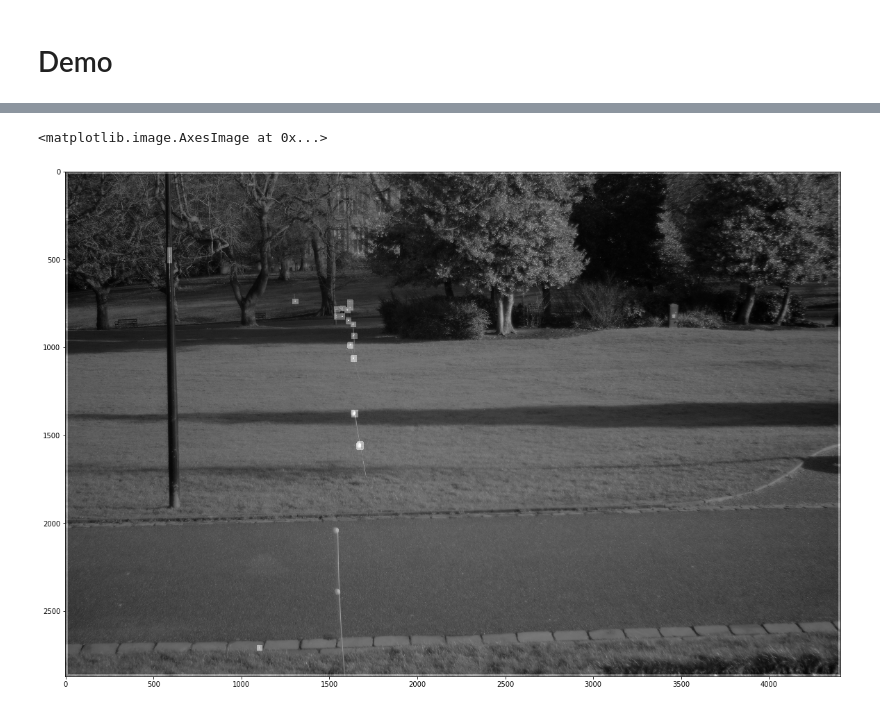
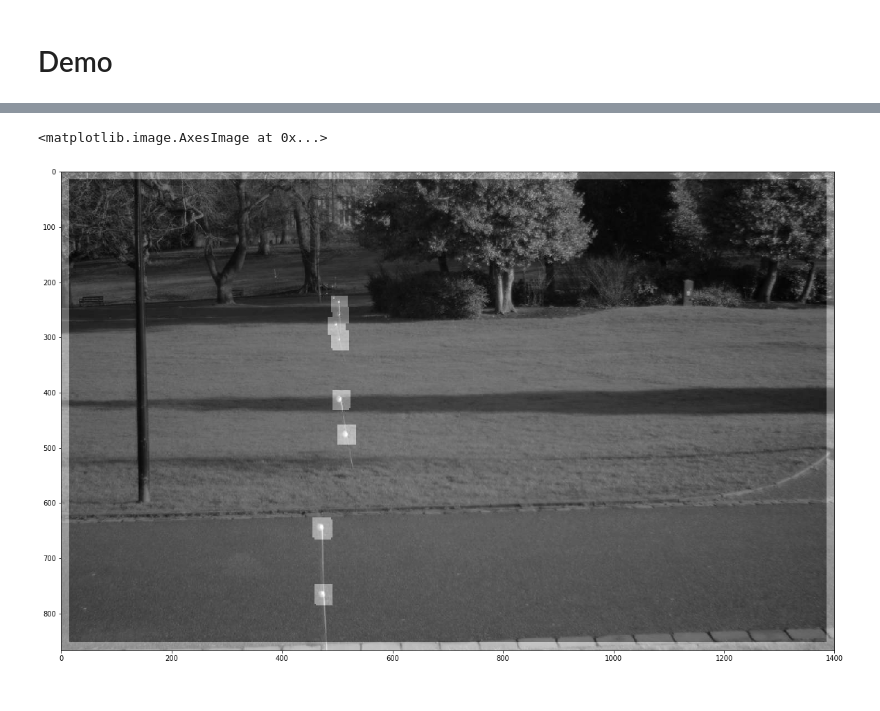
Before and after one commit to lionfish0/btretrodetect, a Jupyter notebook: jupyter/Demo.ipynb, the cells around one changed output, grey strips where cells are left out. Cells and saved outputs as stored; diff of their text form; code cells hidden in the pictures.

Commit message:
example images

```diff
--- a/jupyter/Demo.ipynb
+++ b/jupyter/Demo.ipynb
@@ -7,8 +7,8 @@ import matplotlib.pyplot as plt
 import numpy as np
 import cv2 #note: cv2 needed for this demo
 
-flash = cv2.imread('/home/mike/Documents/Research/bee/photographs/photos4/flash1.JPG',0).astype(float)
-noflash = cv2.imread('/home/mike/Documents/Research/bee/photographs/photos4/noflash1.JPG',0).astype(float)
+flash = cv2.imread('flash1.jpg',0).astype(float)
+noflash = cv2.imread('noflash1.jpg',0).astype(float)
 # %%
 #done = rd.detect(flash,noflash)
 #the above, commented out function does three things...
@@ -35,7 +40,8 @@ normxcorr2: TEMPLATE larger than IMG. Arguments may be swapped.
 # %%
 plt.figure(figsize=[20,20])
-foundimg = 10*(rd.getblockmaxedimage(done,3,5)>20)
+foundimg = 10*(rd.getblockmaxedimage(done,3,5)>5)
 plt.imshow(flash[100:-100,100:-100]*0.1+foundimg,cmap='gray')
+#the low res image version can't see the distant reflectors
 # %% [output]
 <matplotlib.image.AxesImage at 0x...>
-[figure, old version]
+[figure, new version]
```
Also changed, not shown: parts of 1 cell of this notebook, 2 other files.
